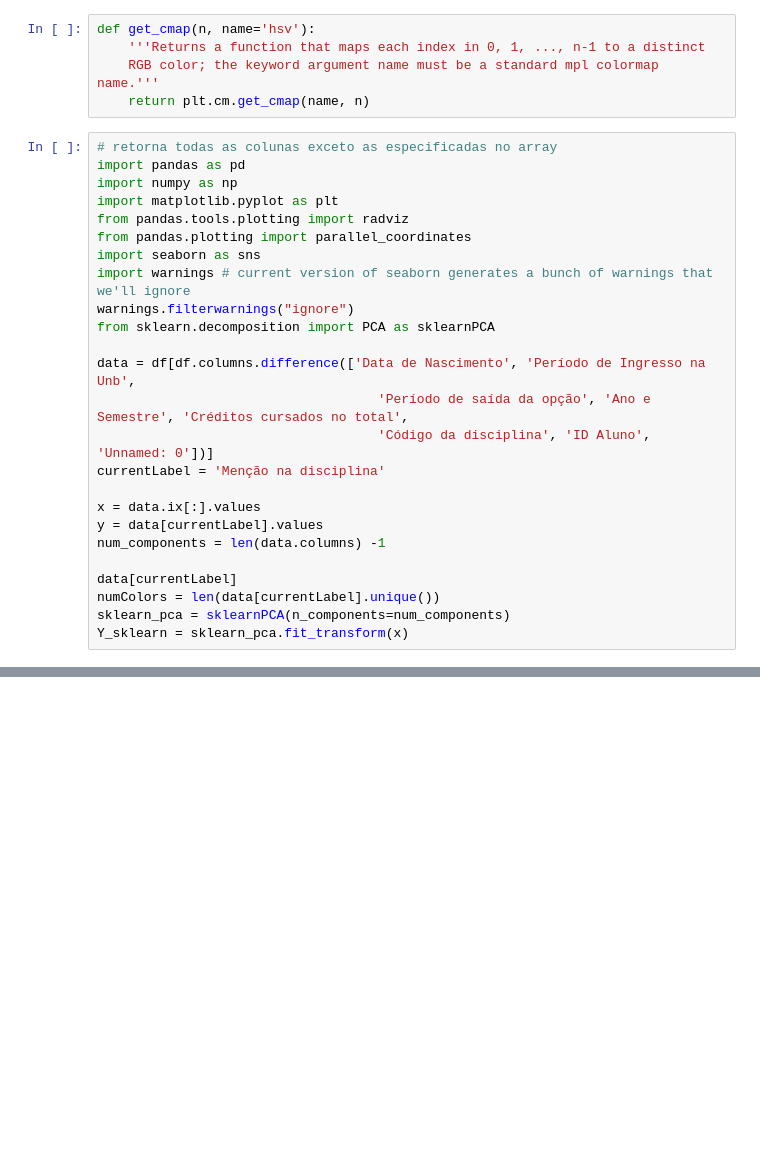
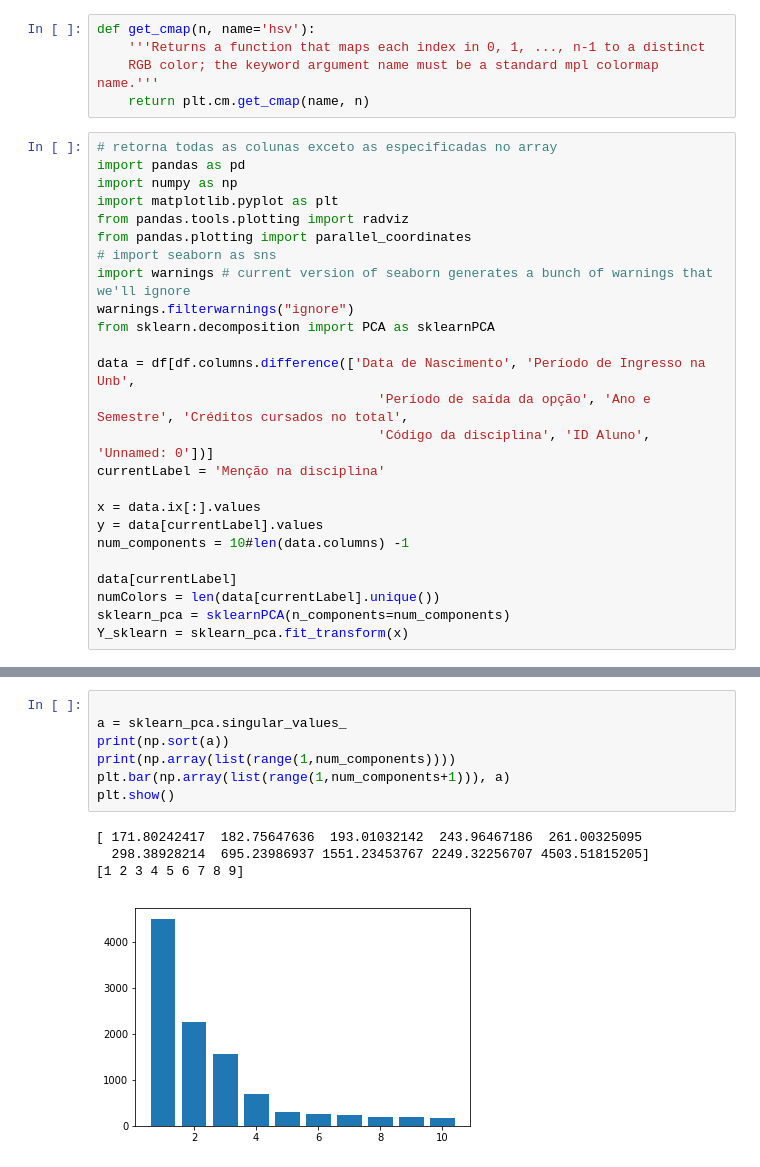
Before and after one commit to pedrobpio/TG, a Jupyter notebook: normaliza e visualizacao de covariancia.ipynb, the cells around one changed output, grey strips where cells are left out. Drawn from its saved outputs; the diff is of its cells as text; blank space fills up the shorter version.

```diff
--- a/normaliza e visualizacao de covariancia.ipynb
+++ b/normaliza e visualizacao de covariancia.ipynb
@@ -91,7 +91,7 @@ import numpy as np
 import matplotlib.pyplot as plt
 from pandas.tools.plotting import radviz
 from pandas.plotting import parallel_coordinates
-import seaborn as sns
+# import seaborn as sns
 import warnings # current version of seaborn generates a bunch of warnings that we'll ignore
 warnings.filterwarnings("ignore")
 from sklearn.decomposition import PCA as sklearnPCA
@@ -103,7 +103,7 @@ currentLabel = 'Menção na disciplina'
 
 x = data.ix[:].values
 y = data[currentLabel].values
-num_components = len(data.columns) -1
+num_components = 10#len(data.columns) -1
 
 data[currentLabel]
 numColors = len(data[currentLabel].unique())
@@ -118,0 +112,12 @@ array([0.70695   , 0.17635523])
+# %%
+
+a = sklearn_pca.singular_values_
+print(np.sort(a))
+print(np.array(list(range(1,num_components))))
+plt.bar(np.array(list(range(1,num_components+1))), a)
+plt.show()
+# %% [output]
+[ 171.80242417  182.75647636  193.01032142  243.96467186  261.00325095
+  298.38928214  695.23986937 1551.23453767 2249.32256707 4503.51815205]
+[1 2 3 4 5 6 7 8 9]
+[figure, added]
```
Also changed, not shown: parts of 5 cells of this notebook.
